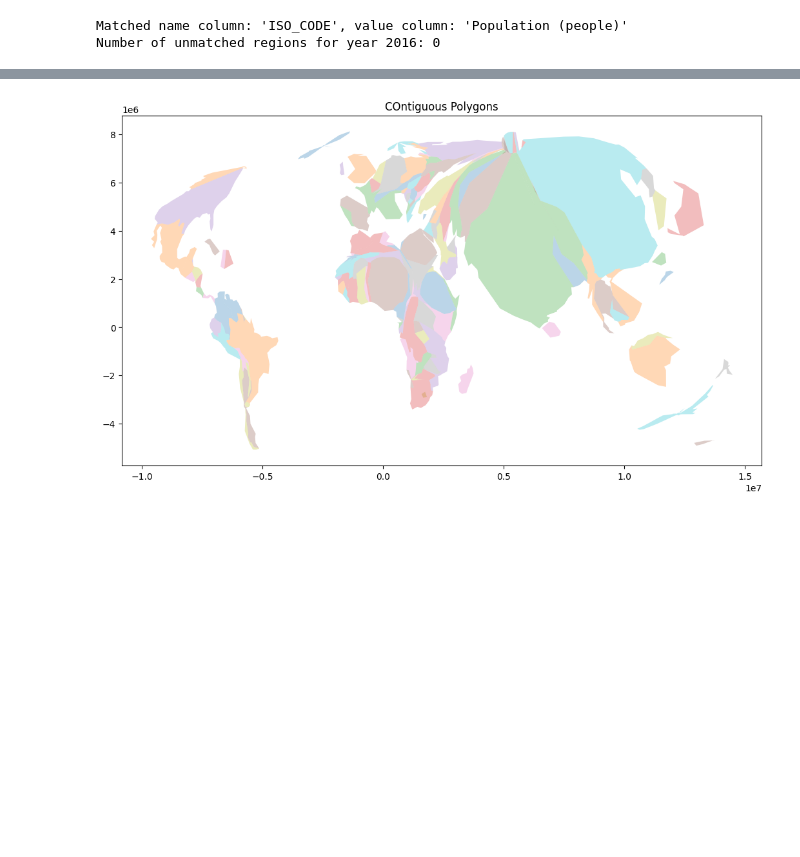
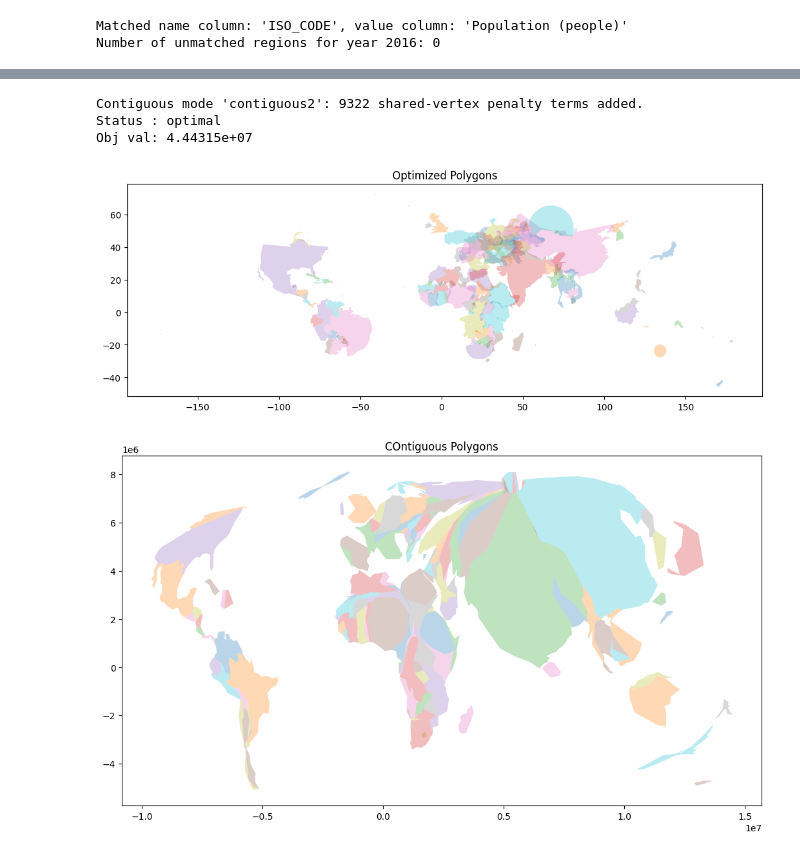
Before and after one commit to kuenem/Cartogram-Framework, a Jupyter notebook: Cartogram Framework/notebooks/exploration.ipynb, the cells around one changed output, grey strips where cells are left out. Cells and saved outputs as stored; diff of their text form; code cells hidden in the pictures; blank space fills up the shorter version.

```diff
--- a/Cartogram Framework/notebooks/exploration.ipynb
+++ b/Cartogram Framework/notebooks/exploration.ipynb
@@ -490,44 +389,45 @@ Obj val: 1.76364e+07
 # %%
-# new_polys, areas, status, val, leaders, target_areas = CartogramFramework_global(
-#     polygons        = polygons,
-#     target_areas    = target_areas,
-#     fixed_points    = None,
-#     shape           = "contiguous2",
-#     target_centers  = target_positions,
-#     horizontal_pairs = horizontal_pairs,
-#     vertical_pairs   = vertical_pairs,
-#     neighboring_pairs = neighbouring_pairs(polygons),
-#     shared_vertices_of_neighbors = shared_vertices_of_neighbors(polygons),
+new_data = CartogramFramework_global(
+    data        = data,
+    # target_areas    = target_areas,
+    fixed_points    = None,
+    shape           = "contiguous2",
+    target_centers  = target_positions,
+    horizontal_pairs = horizontal_pairs,
+    vertical_pairs   = vertical_pairs,
+    neighboring_pairs = neighbouring_pairs(polygons),
+    shared_vertices_of_neighbors = shared_vertices_of_neighbors(polygons),
 
-#     lambda_shape      = 0.5,
-#     lambda_area       = 1.0,
-#     lambda_center     = 0.0,
-#     lambda_topology   = 0.0,
-#     lambda_contiguous = 80.0,
-#     soft_mean_scale   = True,
-#     lambda_mean_scale = 1e4,
-#     t_min = 0.01,
-#     t_max = 1.5,
-#     lambda_vertex_distance = 10.0,
-#     vertex_distance_margin = 1.5,
-#     lambda_repulsion  = 0.0,
-#     contiguous_area_ratio_cap = np.inf,
-#     contiguous_use_topology   = False,
-#     gamma = 1.0,
-#     beta  = 1.0,
-#     alpha = 1.0,
-#     epsilon = 1e-2,
-#     b       = 1e-2,
+    lambda_shape      = 0.5,
+    lambda_area       = 1.0,
+    lambda_center     = 0.0,
+    lambda_topology   = 0.0,
+    lambda_contiguous = 80.0,
+    soft_mean_scale   = True,
+    lambda_mean_scale = 1e4,
+    t_min = 0.01,
+    t_max = 1.5,
+    lambda_vertex_distance = 10.0,
+    vertex_distance_margin = 1.5,
+    lambda_repulsion  = 0.0,
+    contiguous_area_ratio_cap = np.inf,
+    contiguous_use_topology   = False,
+    gamma = 1.0,
+    beta  = 1.0,
+    alpha = 1.0,
+    epsilon = 1e-2,
+    b       = 1e-2,
 
-#     postprocess_contiguous         = True,
-#     postprocess_snap_method        = "mean",
-#     # postprocess_shrink             = 1.0,
-
-#     postprocess_resolve_overlaps   = True,   # step 4: clip overlaps, record losses
-#     # postprocess_resolve_overlaps_resolution = 2000.0,
-
-# )
-# plot_polys(new_polys, title="CONTIGUOUS WORLD", centroids=False, legend=False, target_centers=None, svg=True)
+    # ── Post-processing ───────────────────────────────────────────
+    postprocess_contiguous  = False,     # flip to False to skip entirely
+    postprocess_snap_method = "mean",   # midpoint snap on shared vertices
+)
+plot_polys_data(new_data, title="Optimized Polygons", centroids=False, legend=False, target_centers=None)
+# %% [output]
+Contiguous mode 'contiguous2': 9322 shared-vertex penalty terms added.
+Status : optimal
+Obj val: 4.44315e+07
+[figure, added]
 # %%
 # original_areas = [polygon_areanp(poly) for poly in polygons]
 
```
Also changed, not shown: parts of 32 cells of this notebook, 20 other files.
